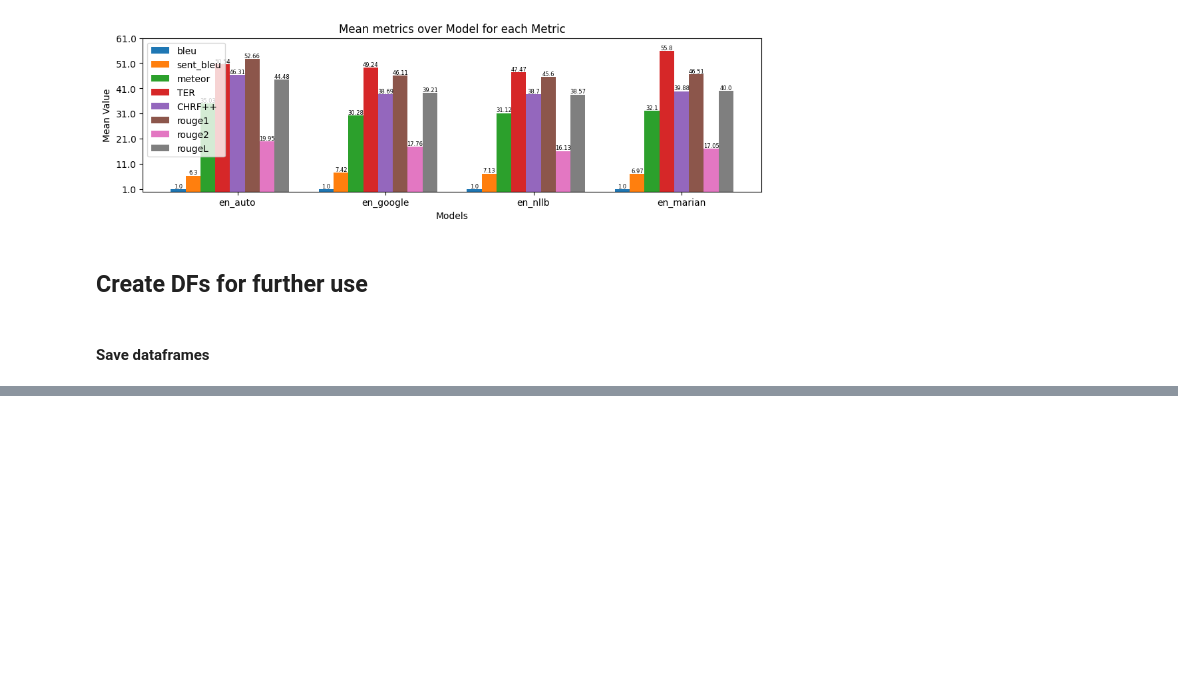
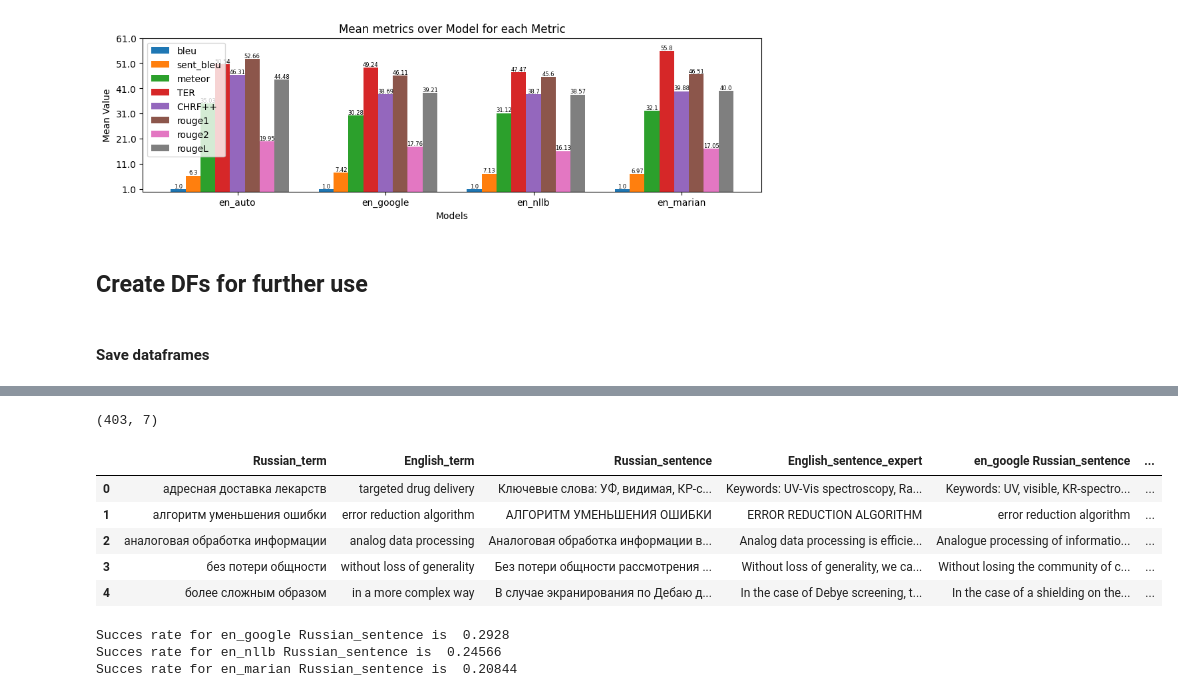
Before and after one commit to Ekaterina-Sinkova/SciTranslate, a Jupyter notebook: notebooks/metrics_translate.ipynb, the cells around one changed output, grey strips where cells are left out. Drawn from its saved outputs; the diff is of its cells as text; code cells hidden in the pictures; blank space fills up the shorter version.

```diff
--- a/notebooks/metrics_translate.ipynb
+++ b/notebooks/metrics_translate.ipynb
@@ -292,0 +300,20 @@ save_all_dfs()  # metrics for different models
+# %%
+df = pd.read_csv("../data/success_rates_dataset_ready.csv", delimiter='\t')
+print(df.shape)
+df.head()
+# %% [output]
+(403, 7)
+|  | Russian_term | English_term | Russian_sentence | English_sentence_expert | en_google Russian_sentence | ... |
+| 0 | адресная доставка лекарств | targeted drug delivery | Ключевые слова: УФ, видимая, КР-с... | Keywords: UV-Vis spectroscopy, Ra... | Keywords: UV, visible, KR-spectro... | ... |
+| 1 | алгоритм уменьшения ошибки | error reduction algorithm | АЛГОРИТМ УМЕНЬШЕНИЯ ОШИБКИ | ERROR REDUCTION ALGORITHM | error reduction algorithm | ... |
+| 2 | аналоговая обработка информации | analog data processing | Аналоговая обработка информации в... | Analog data processing is efficie... | Analogue processing of informatio... | ... |
+| 3 | без потери общности | without loss of generality | Без потери общности рассмотрения ... | Without loss of generality, we ca... | Without losing the community of c... | ... |
+| 4 | более сложным образом | in a more complex way | В случае экранирования по Дебаю д... | In the case of Debye screening, t... | In the case of a shielding on the... | ... |
+# %%
+for column in df.columns[-3:]:
+    df[f'{column}_match'] = df.apply(lambda row: str(row['English_term']) in str(row[column]).lower(), axis=1)
+    print(f"Succes rate for {column} is ", round((df[f'{column}_match'].sum()/len(df)),5))
+# %% [output]
+Succes rate for en_google Russian_sentence is  0.2928
+Succes rate for en_nllb Russian_sentence is  0.24566
+Succes rate for en_marian Russian_sentence is  0.20844
```
Also changed, not shown: parts of 6 cells of this notebook.
